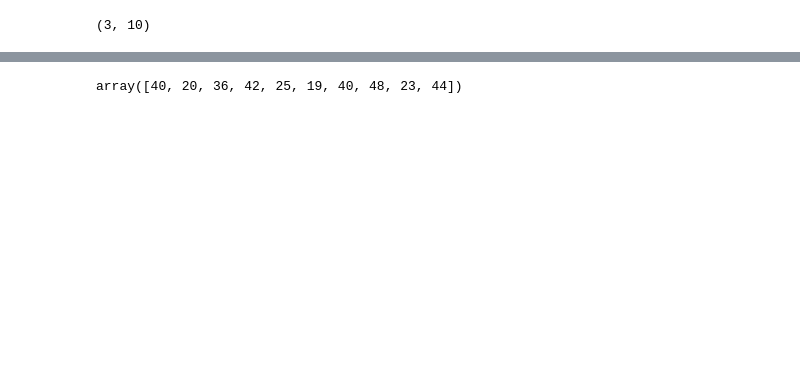
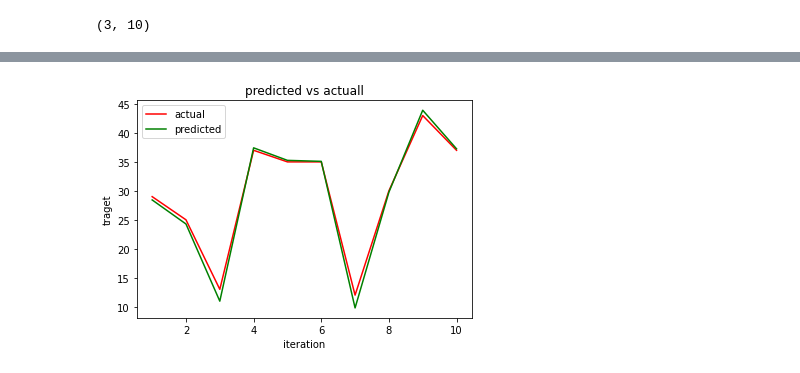
Before and after one commit to abhirockraj/ML_models_fromStrach, a Jupyter notebook: Linear_reg.ipynb, the cells around one changed output, grey strips where cells are left out. Saved outputs shown, nothing was run; the diff lists cells and outputs as text; code cells hidden in the pictures; blank space fills up the shorter version.

```diff
--- a/Linear_reg.ipynb
+++ b/Linear_reg.ipynb
@@ -77,4 +78,21 @@ print(ypredict)
 # %%
-y
+ypredict= np.reshape(ypredict,(10,1))
+y = np.reshape(y,(10,1))
-# %% [output]
-array([40, 20, 36, 42, 25, 19, 40, 48, 23, 44])
+# %%
+l1 = np.arange(1,11)
+plt.plot(l1, y, color='r',label = "actual")
+plt.plot(l1,ypredict,color='g',label="predicted" )
+# naming the x axis
+plt.xlabel('iteration')
+# naming the y axis
+plt.ylabel('traget')
+# giving a title to my graph
+plt.title('predicted vs actuall')
+
+# show a legend on the plot
+plt.legend()
+
+# function to show the plot
+plt.show()
+# %% [output]
+[figure, added]
```
Also changed, not shown: parts of 8 cells of this notebook.
